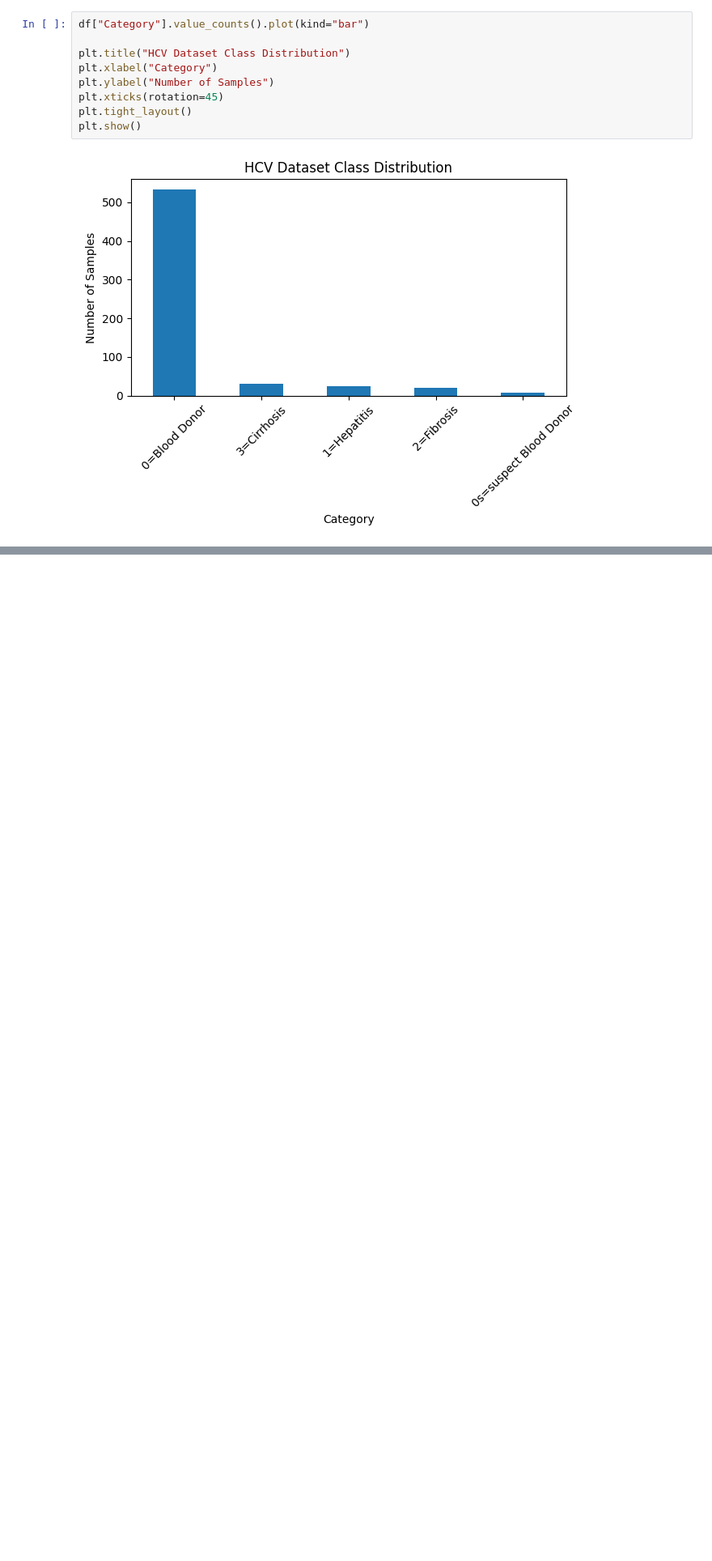
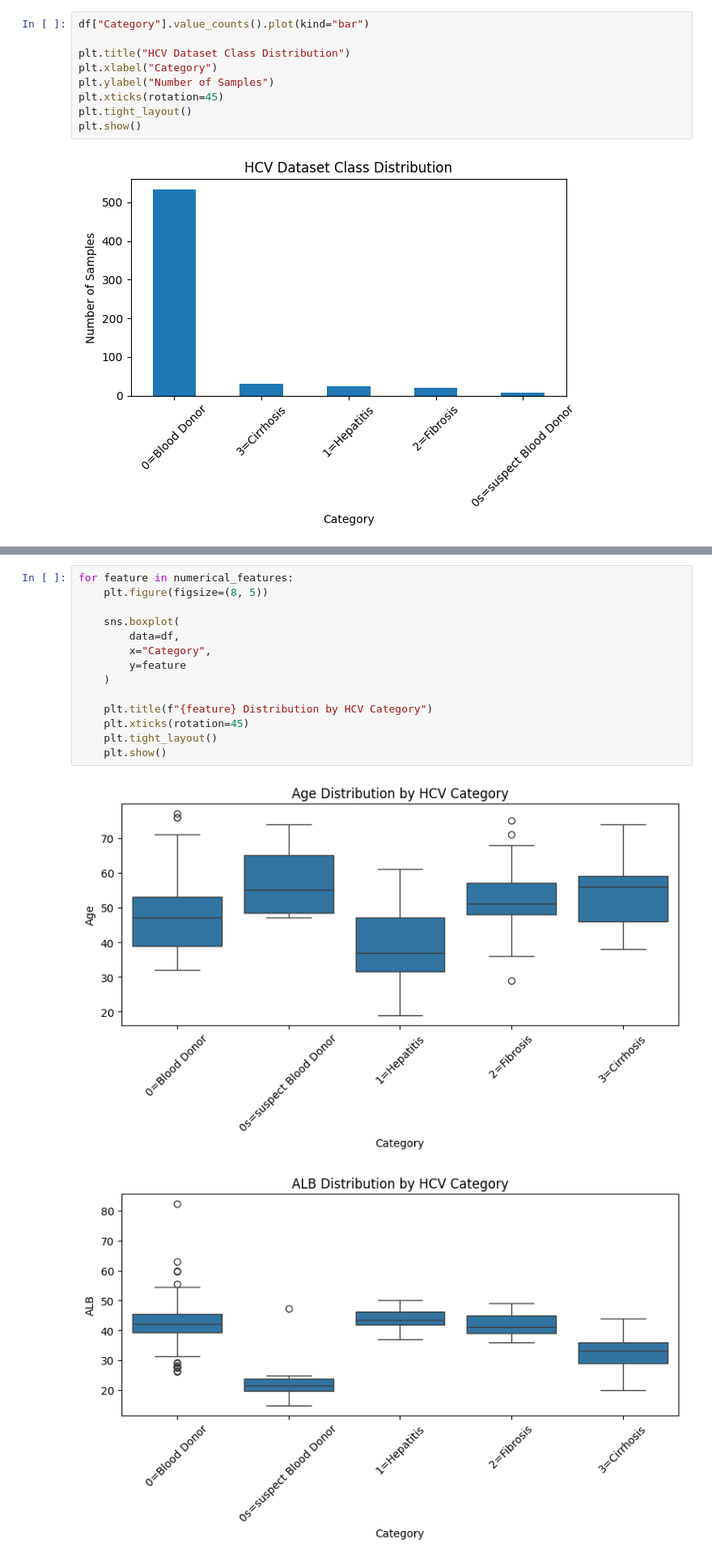
Before and after one commit to sofiya132/Quantara, a Jupyter notebook: notebooks/01_data_analysis.ipynb, the cells around one changed output, grey strips where cells are left out. Shown at 81% size. Drawn from its saved outputs; the diff is of its cells as text; blank space fills up the shorter version.

```diff
--- a/notebooks/01_data_analysis.ipynb
+++ b/notebooks/01_data_analysis.ipynb
@@ -165,0 +183,17 @@ plt.show()
+# %%
+for feature in numerical_features:
+    plt.figure(figsize=(8, 5))
+
+    sns.boxplot(
+        data=df,
+        x="Category",
+        y=feature
+    )
+
+    plt.title(f"{feature} Distribution by HCV Category")
+    plt.xticks(rotation=45)
+    plt.tight_layout()
+    plt.show()
+# %% [output]
+[figure, added]
+[figure, added]
```
Also changed, not shown: parts of 23 cells of this notebook, 1 other file.
